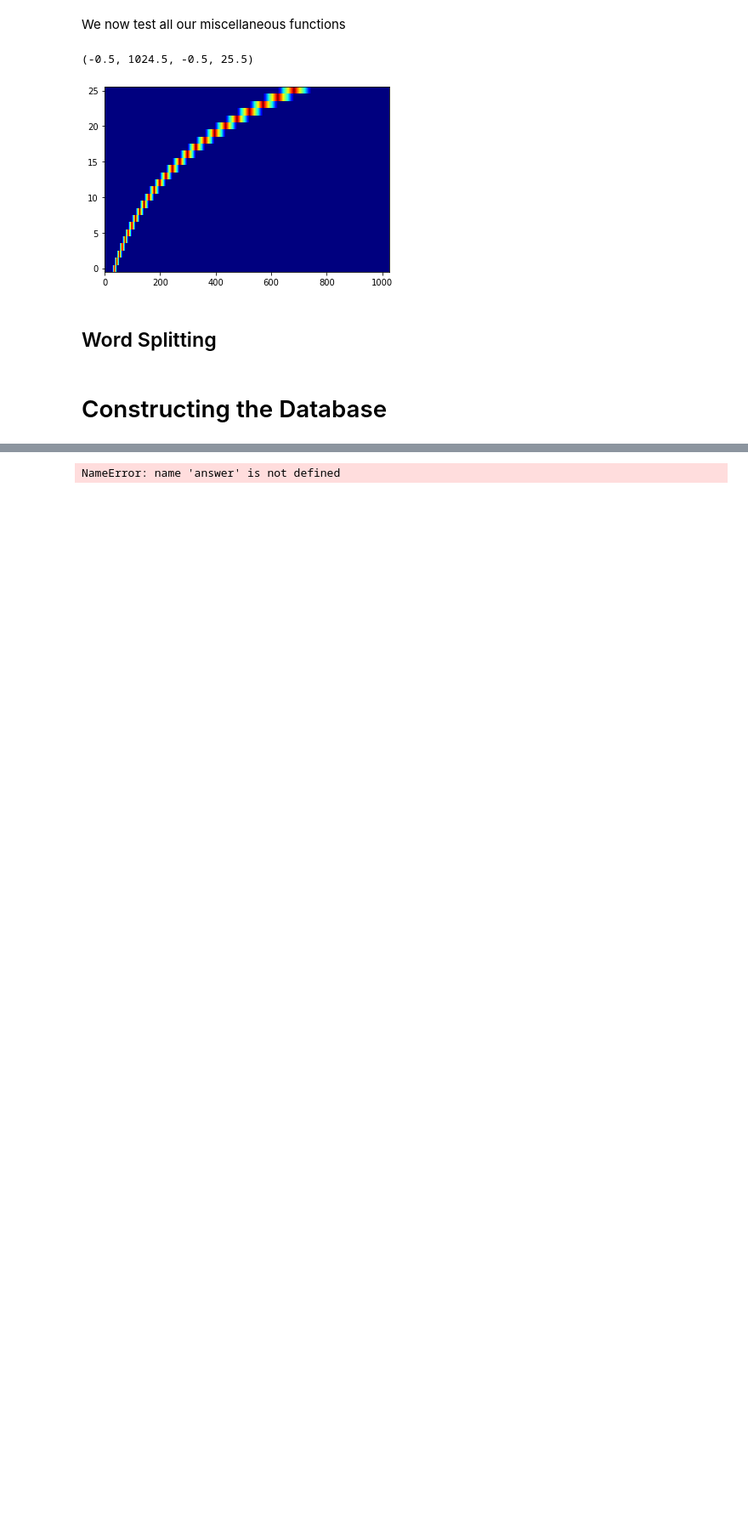
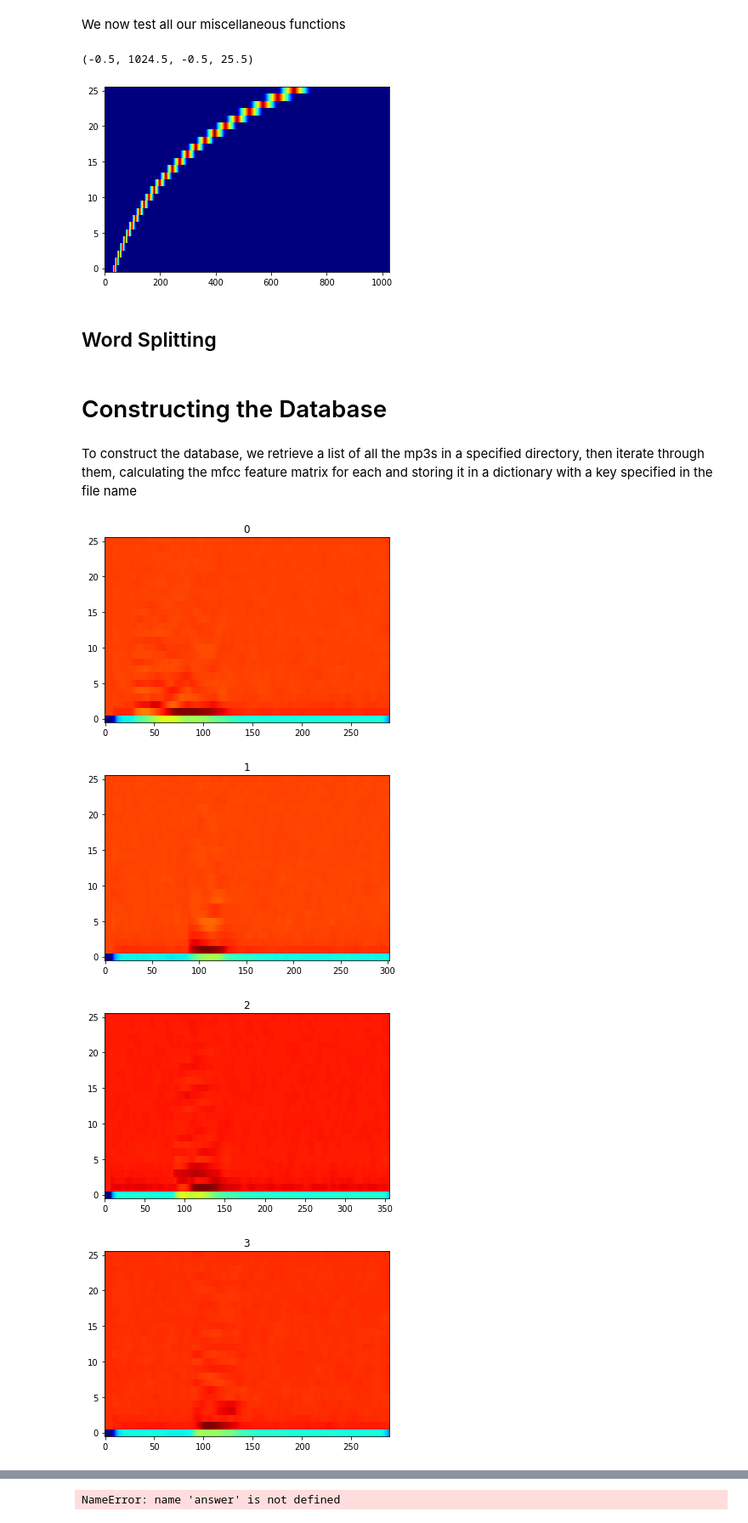
Before and after one commit to clylau/E207_final_project, a Jupyter notebook: FinalProject.ipynb, the cells around one changed output, grey strips where cells are left out. Shown: that part at 85% size. Saved outputs shown, nothing was run; the diff lists cells and outputs as text; code cells hidden in the pictures; blank space fills up the shorter version.

Commit message:
Coded up a database creation function, a prediction function, and a benchmark function

```diff
--- a/FinalProject.ipynb
+++ b/FinalProject.ipynb
@@ -17,6 +17,9 @@ import scipy.signal
 import scipy.fftpack
 # %%
 warnings.filterwarnings(action='ignore') # to suppress warning messages
+# %%
+#set true if you are using a mac
+Mac = False
 # %% [markdown]
 ## MFCC Feature Calculation
 # %% [markdown]
@@ -211,15 +214,26 @@ def playDigits(queryName, digitTimes, hop_length=128, sr = 22050):
         ipd.display(ipd.Audio(audio[time[0]:time[1]], rate = sr))
 # %% [markdown]
 # Constructing the Database
+# %% [markdown]
+To construct the database, we retrieve a list of all the mp3s in a specified directory, then iterate through them, calculating the mfcc feature matrix for each and storing it in a dictionary with a key specified in the file name
 # %%
-def retrieveMP3s(indir):
+def retrieveMP3s(indir, Mac = False):
     """
     Helper function to retrieve a list of all the .mp3 files listed in the provided directory
-
     Note: For macs, it's /*.mp3, for windows, it's \*.mp3
 
+    Inputs:
+    indir - the directory containing all the MP3s of interst
+    Mac - a boolean indicating if the machine running the code is a Mac. If false, windows notation is assumed
+
+    Outputs:
+    A list of all the mp3 file paths
+
     """
-
-    pathname = indir + '/*.mp3'
+    #get the correct pathname based on the machine type
+    if Mac:
+        pathname = indir + '/*.mp3'
+    else:
+        pathname = indir + '\*.mp3'
 
     return glob.glob(pathname)
@@ -225,0 +280,15 @@ def retrieveMP3s(indir):
+# %%
+#testing the db construction
+db = constructDB('References', Mac = Mac)
+# %%
+for key in db:
+    feats = db[key]
+    plt.imshow(feats, origin = 'lower', cmap = 'jet')
+    plt.title(key)
+    plt.axis('tight')
+    plt.show()
+# %% [output]
+[figure, added]
+[figure, added]
+[figure, added]
+[figure, added]
```
Also changed, not shown: parts of 38 cells of this notebook.
